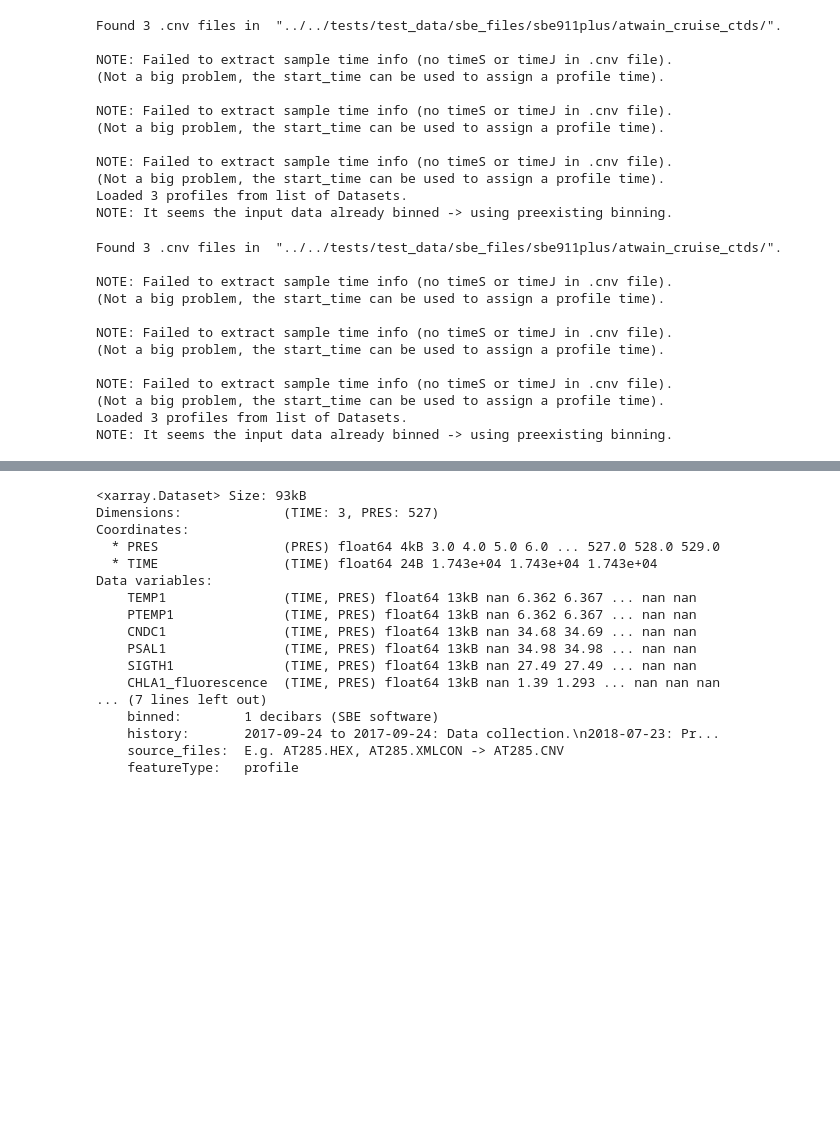
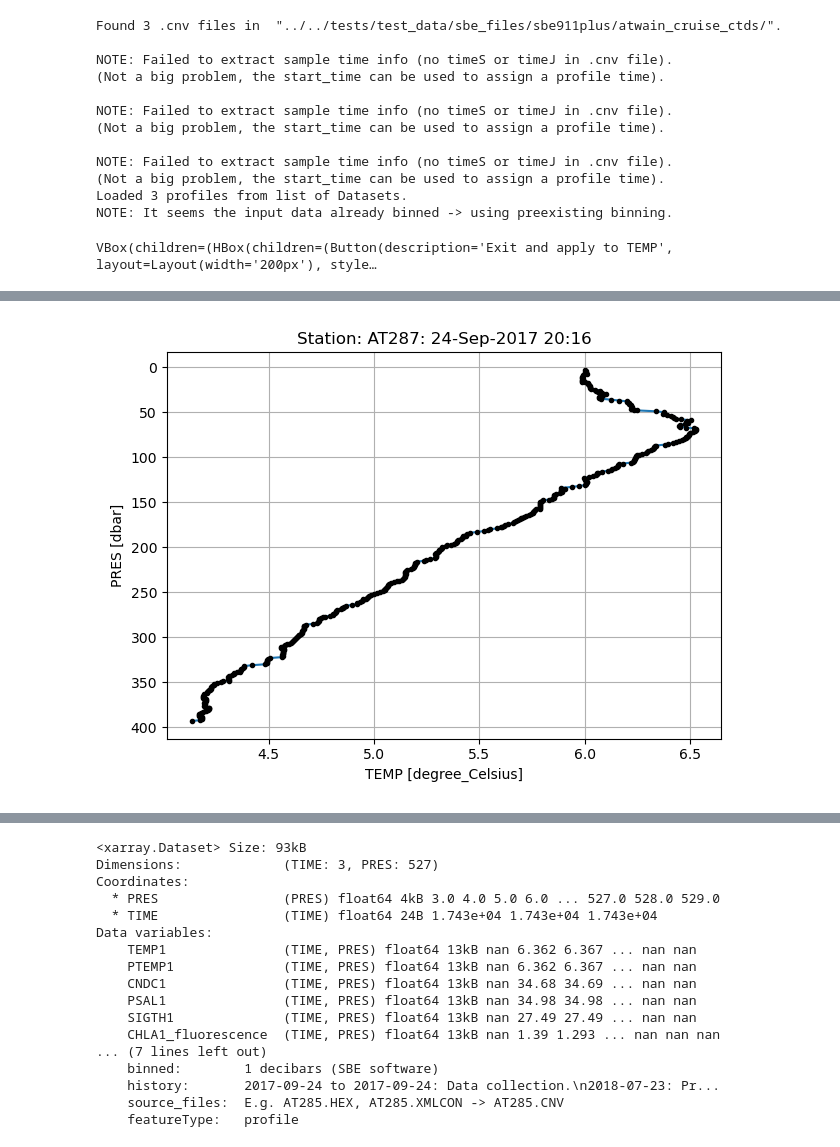
Before and after one commit to NPIOcean/kval, a Jupyter notebook: development/example_notebooks/Test case - ATWAIN cnvs.ipynb, the cells around one changed output, grey strips where cells are left out. Drawn from its saved outputs; the diff is of its cells as text; code cells hidden in the pictures; blank space fills up the shorter version.

```diff
--- a/development/example_notebooks/Test case - ATWAIN cnvs.ipynb
+++ b/development/example_notebooks/Test case - ATWAIN cnvs.ipynb
@@ -22,5 +49,6 @@ imp.reload(dataset)
 # %%
 ds = ctd.ctds_from_cnv_dir(source_dir)
+ds = ctd.metadata_auto(ds, NPI=True)
 # %% [output]
 Found 3 .cnv files in  "../../tests/test_data/sbe_files/sbe911plus/atwain_cruise_ctds/".
 
@@ -34,21 +62,7 @@ NOTE: Failed to extract sample time info (no timeS or timeJ in .cnv file).
 (Not a big problem, the start_time can be used to assign a profile time).
 Loaded 3 profiles from list of Datasets.
 NOTE: It seems the input data already binned -> using preexisting binning.
-# %%
-ds = ctd.ctds_from_cnv_dir(source_dir,
-    station_from_filename=False,
-    start_time_NMEA=False,
-    processing_variable=True)
-# %% [output]
-Found 3 .cnv files in  "../../tests/test_data/sbe_files/sbe911plus/atwain_cruise_ctds/".
-
-NOTE: Failed to extract sample time info (no timeS or timeJ in .cnv file).
-(Not a big problem, the start_time can be used to assign a profile time).
-
-NOTE: Failed to extract sample time info (no timeS or timeJ in .cnv file).
-(Not a big problem, the start_time can be used to assign a profile time).
-
-NOTE: Failed to extract sample time info (no timeS or timeJ in .cnv file).
-(Not a big problem, the start_time can be used to assign a profile time).
-Loaded 3 profiles from list of Datasets.
-NOTE: It seems the input data already binned -> using preexisting binning.
+# %%
+ds = ctd.hand_remove_points(ds, 'TEMP',2)
+# %% [output]
+VBox(children=(HBox(children=(Button(description='Exit and apply to TEMP', layout=Layout(width='200px'), style…
@@ -54,0 +70 @@ NOTE: It seems the input data already binned -> using preexisting binning.
+[figure, added]
```
Also changed, not shown: parts of 11 cells of this notebook, 3 other files.
